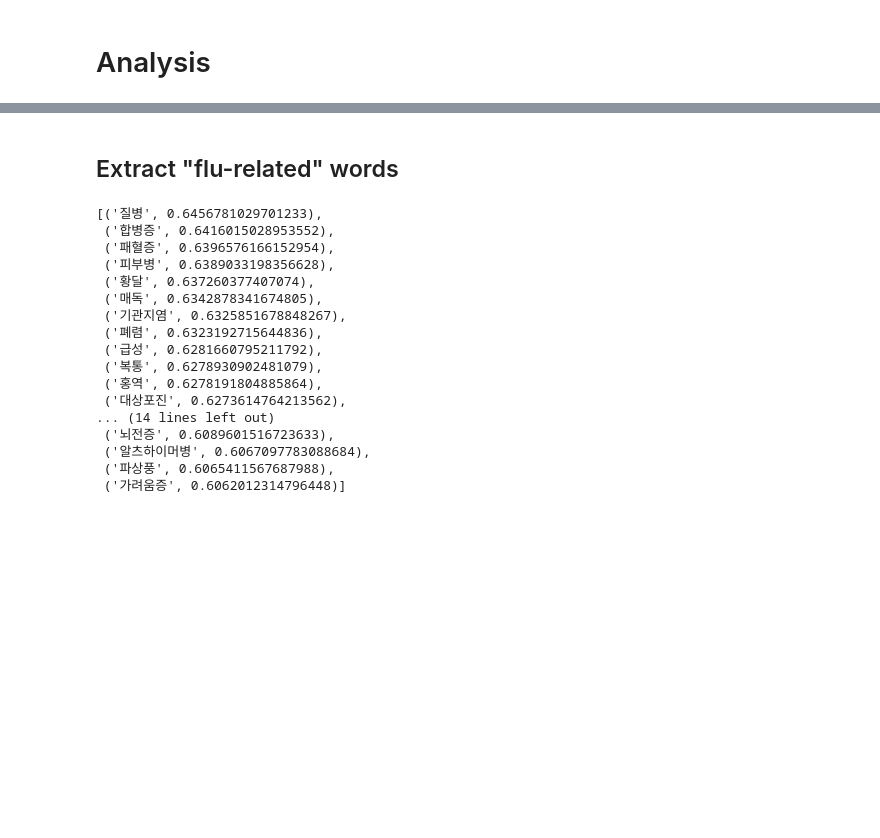
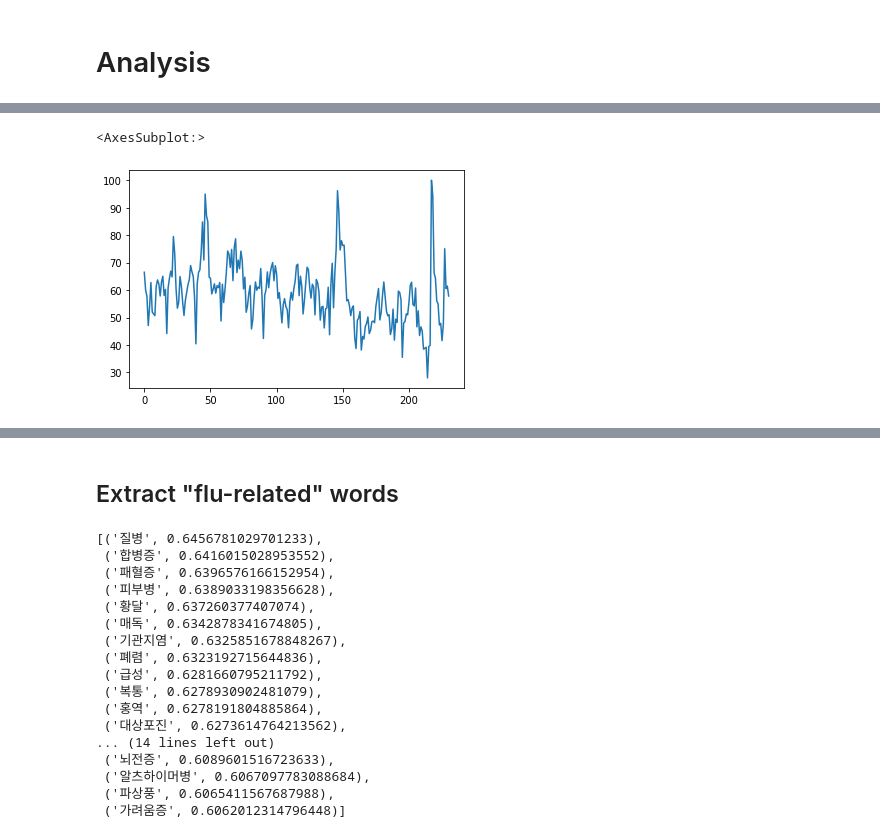
Before and after one commit to Kim-inhwan/multi-encoding-based-influenza-forecasting, a Jupyter notebook: analysis.ipynb, the cells around one changed output, grey strips where cells are left out. Drawn from its saved outputs; the diff is of its cells as text; code cells hidden in the pictures; blank space fills up the shorter version.

```diff
--- a/analysis.ipynb
+++ b/analysis.ipynb
@@ -2,0 +282,5 @@
+# %%
+word_trends['항암제'].plot()
+# %% [output]
+<AxesSubplot:>
+[figure, added]
```
Also changed, not shown: parts of 9 cells of this notebook, 1 other file.
